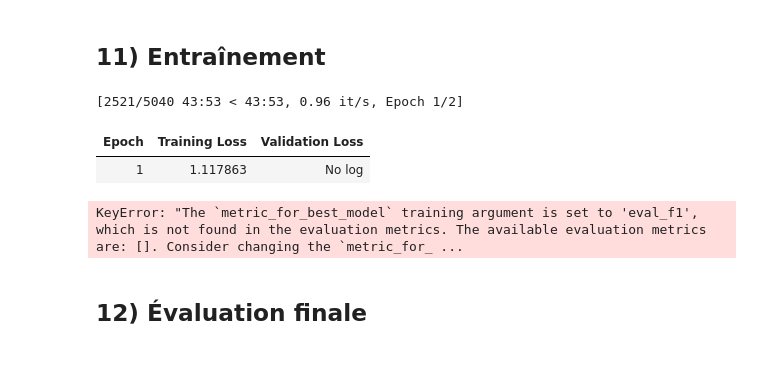
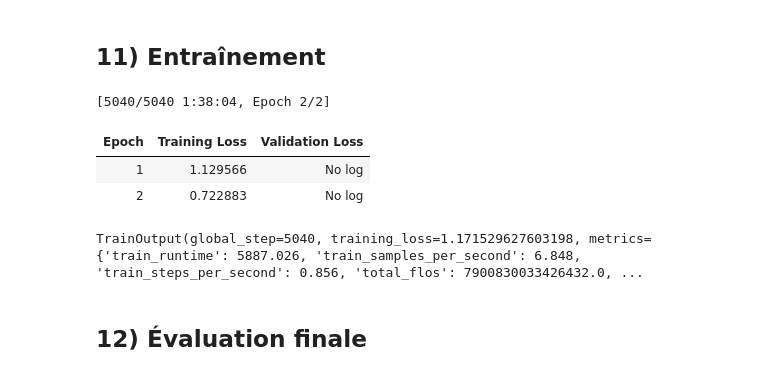
Before and after one commit to albanecoiffe/NLP_Project, a Jupyter notebook: deep_NLP_bert_v1.ipynb, the cells around one changed output. Cells and saved outputs as stored; diff of their text form; code cells hidden in the pictures.

```diff
--- a/deep_NLP_bert_v1.ipynb
+++ b/deep_NLP_bert_v1.ipynb
@@ -347,6 +347,8 @@ training_args = TrainingArguments(
     num_train_epochs=EPOCHS,
     weight_decay=WEIGHT_DECAY,
     load_best_model_at_end=False,
+    metric_for_best_model=None,
+    greater_is_better=None,
     fp16=False,
     push_to_hub=False,
     logging_steps=100,
@@ -365,14 +367,19 @@ trainer = Trainer(
 )
 # %% [markdown]
 ## 11) Entraînement
-# %%
-train_result = trainer.train()
-print(train_result)
-# %% [output]
-[2521/5040 43:53 < 43:53, 0.96 it/s, Epoch 1/2]
-| Epoch | Training Loss | Validation Loss |
-| 1 | 1.117863 | No log |
-KeyError: "The `metric_for_best_model` training argument is set to 'eval_f1', which is not found in the evaluation metrics. The available evaluation metrics are: []. Consider changing the `metric_for_ ...
+# %%
+if getattr(trainer.args, "metric_for_best_model", None) is not None:
+    trainer.args.metric_for_best_model = None
+    trainer.args.load_best_model_at_end = False
+vgb n
+train_result = trainer.train()
+print(train_result)
+# %% [output]
+[5040/5040 1:38:04, Epoch 2/2]
+| Epoch | Training Loss | Validation Loss |
+| 1 | 1.129566 | No log |
+| 2 | 0.722883 | No log |
+TrainOutput(global_step=5040, training_loss=1.171529627603198, metrics={'train_runtime': 5887.026, 'train_samples_per_second': 6.848, 'train_steps_per_second': 0.856, 'total_flos': 7900830033426432.0, ...
 # %% [markdown]
 ## 12) Évaluation finale
 # %%
```
Also changed, not shown: parts of 4 cells of this notebook, 1 other file.
